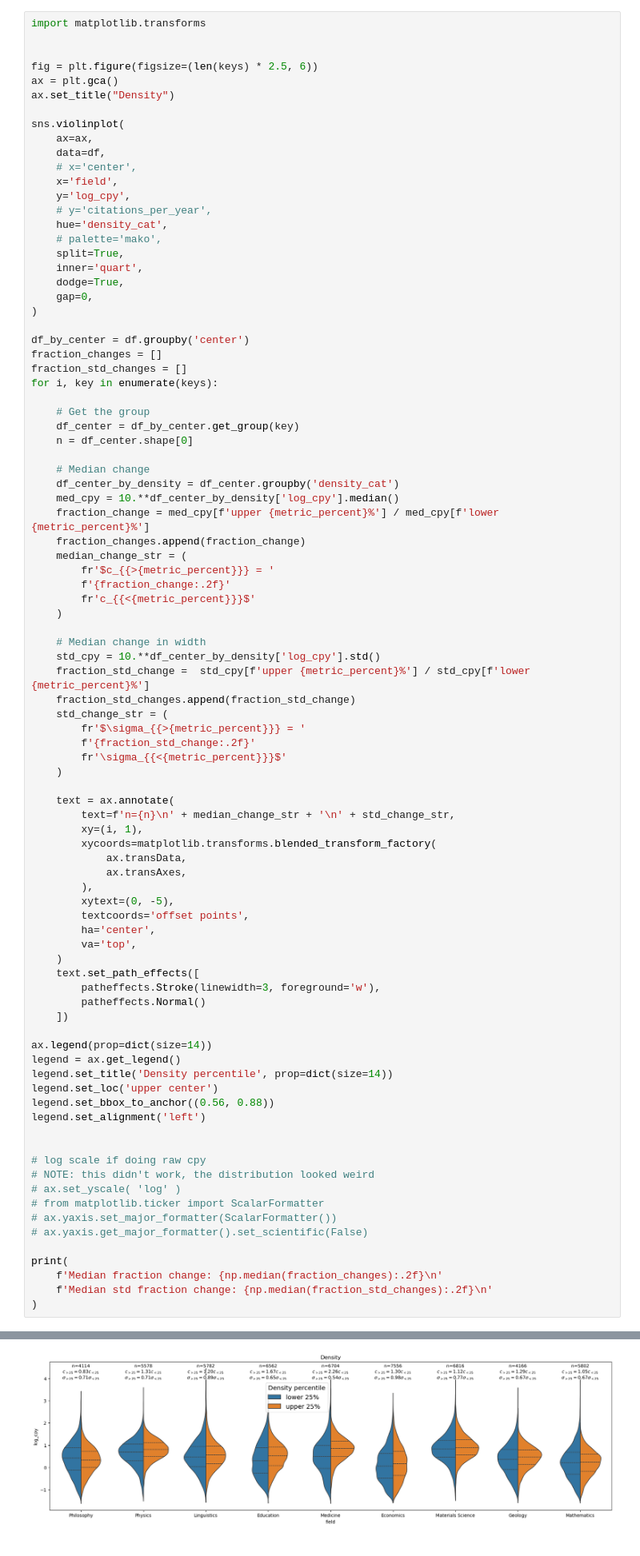
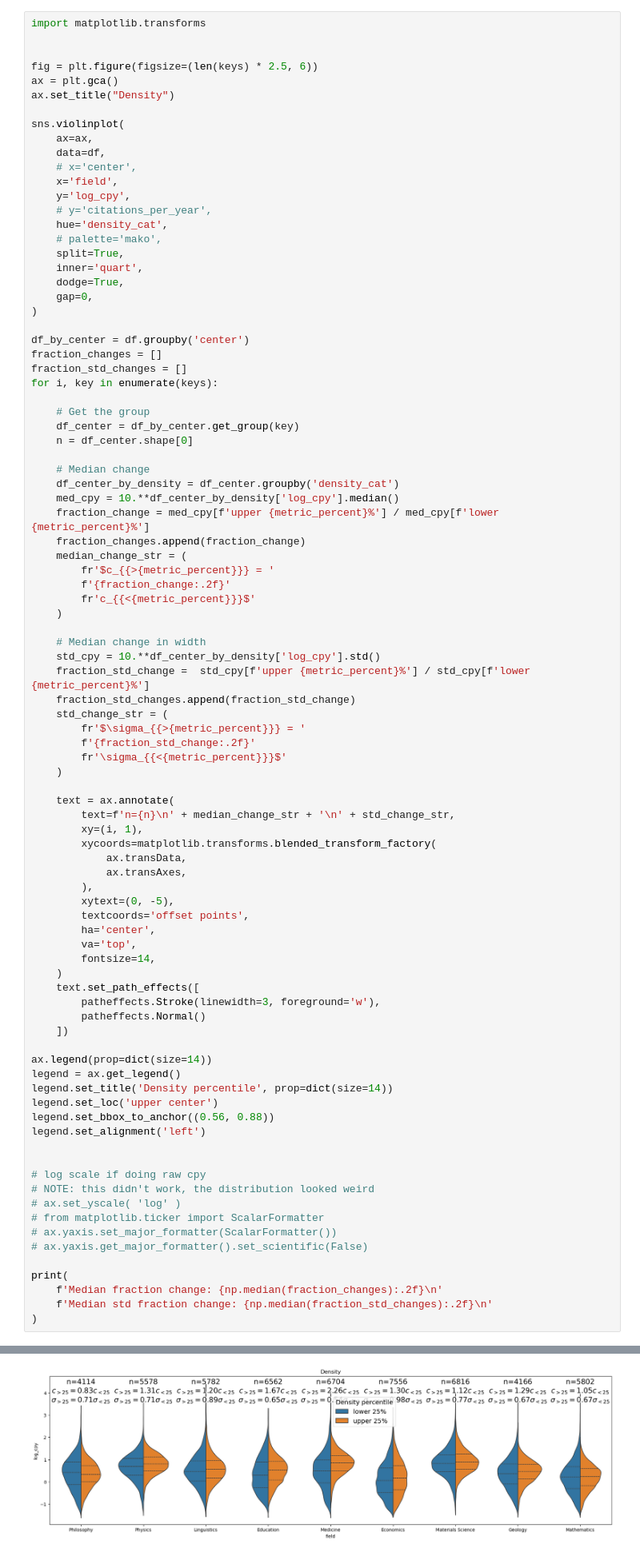
Before and after one commit to nathimel/citesim, a Jupyter notebook: src/notebooks/EDA_zhafen.ipynb, the cells around one changed output, grey strips where cells are left out. Shown at 80% size. Cells and saved outputs as stored; diff of their text form.

```diff
--- a/src/notebooks/EDA_zhafen.ipynb
+++ b/src/notebooks/EDA_zhafen.ipynb
@@ -173,35 +181,36 @@ for i, key in enumerate(keys):
         textcoords='offset points',
         ha='center',
         va='top',
+        fontsize=14,
     )
     text.set_path_effects([
         patheffects.Stroke(linewidth=3, foreground='w'),
         patheffects.Normal()
     ])
 
 ax.legend(prop=dict(size=14))
 legend = ax.get_legend()
 legend.set_title('Density percentile', prop=dict(size=14))
 legend.set_loc('upper center')
 legend.set_bbox_to_anchor((0.56, 0.88))
 legend.set_alignment('left')
 
 
 # log scale if doing raw cpy
 # NOTE: this didn't work, the distribution looked weird
 # ax.set_yscale( 'log' )
 # from matplotlib.ticker import ScalarFormatter
 # ax.yaxis.set_major_formatter(ScalarFormatter())
 # ax.yaxis.get_major_formatter().set_scientific(False)
 
 print(
     f'Median fraction change: {np.median(fraction_changes):.2f}\n'
     f'Median std fraction change: {np.median(fraction_std_changes):.2f}\n'
 )
 # %% [output]
 Median fraction change: 1.29
 Median std fraction change: 0.71
-[figure, old version]
+[figure, new version]
 # %% [markdown]
 ## Edginess?
 # %%
```
Also changed, not shown: parts of 1 cell of this notebook, 20 other files.
